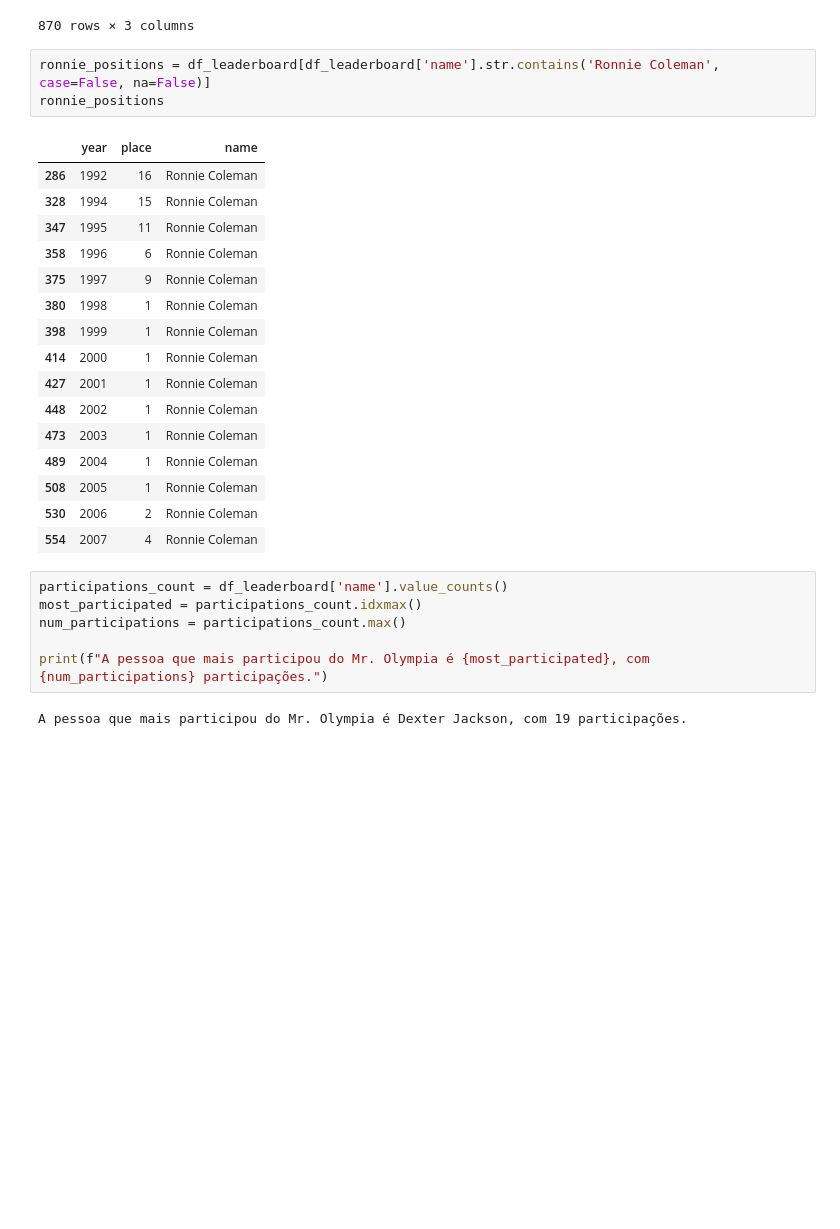
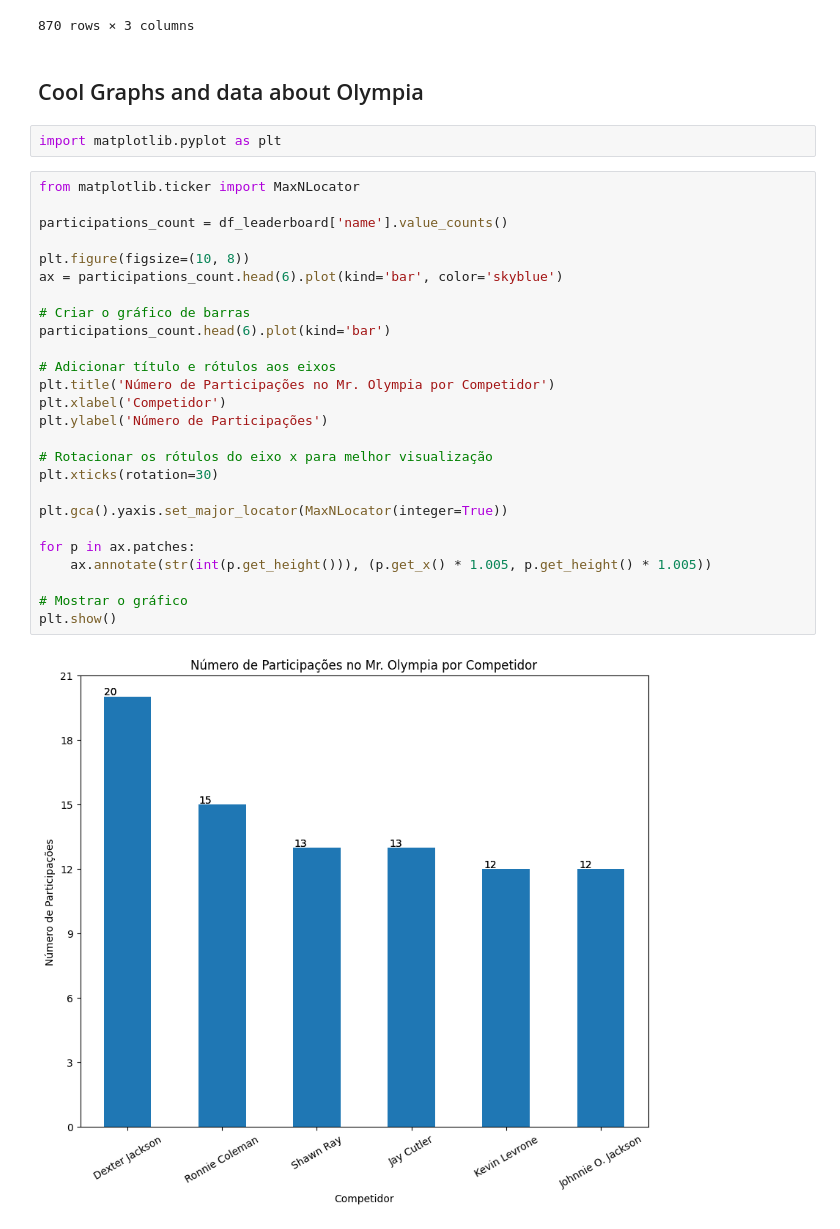
Before and after one commit to jojosuelobo/MrOlympia-DataAnalysis, a Jupyter notebook: project.ipynb, the cells around one changed output. Cells and saved outputs as stored; diff of their text form; blank space fills up the shorter version.

Commit message:
added some graphs

```diff
--- a/project.ipynb
+++ b/project.ipynb
@@ -742,31 +742,35 @@ df_leaderboard
 | 868 | 2023 | 16 | Phil Clahar |
 | 869 | 2023 | DNF | Ross Flanigan |
 870 rows × 3 columns
-# %%
-ronnie_positions = df_leaderboard[df_leaderboard['name'].str.contains('Ronnie Coleman', case=False, na=False)]
-ronnie_positions
-# %% [output]
-|  | year | place | name |
-| 286 | 1992 | 16 | Ronnie Coleman |
-| 328 | 1994 | 15 | Ronnie Coleman |
-| 347 | 1995 | 11 | Ronnie Coleman |
-| 358 | 1996 | 6 | Ronnie Coleman |
-| 375 | 1997 | 9 | Ronnie Coleman |
-| 380 | 1998 | 1 | Ronnie Coleman |
-| 398 | 1999 | 1 | Ronnie Coleman |
-| 414 | 2000 | 1 | Ronnie Coleman |
-| 427 | 2001 | 1 | Ronnie Coleman |
-| 448 | 2002 | 1 | Ronnie Coleman |
-| 473 | 2003 | 1 | Ronnie Coleman |
-| 489 | 2004 | 1 | Ronnie Coleman |
-| 508 | 2005 | 1 | Ronnie Coleman |
-| 530 | 2006 | 2 | Ronnie Coleman |
-| 554 | 2007 | 4 | Ronnie Coleman |
-# %%
-participations_count = df_leaderboard['name'].value_counts()
-most_participated = participations_count.idxmax()
-num_participations = participations_count.max()
-
-print(f"A pessoa que mais participou do Mr. Olympia é {most_participated}, com {num_participations} participações.")
-# %% [output]
-A pessoa que mais participou do Mr. Olympia é Dexter Jackson, com 19 participações.
+# %% [markdown]
+## Cool Graphs and data about Olympia
+# %%
+import matplotlib.pyplot as plt
+# %%
+from matplotlib.ticker import MaxNLocator
+
+participations_count = df_leaderboard['name'].value_counts()
+
+plt.figure(figsize=(10, 8))
+ax = participations_count.head(6).plot(kind='bar', color='skyblue')
+
+# Criar o gráfico de barras
+participations_count.head(6).plot(kind='bar')
+
+# Adicionar título e rótulos aos eixos
+plt.title('Número de Participações no Mr. Olympia por Competidor')
+plt.xlabel('Competidor')
+plt.ylabel('Número de Participações')
+
+# Rotacionar os rótulos do eixo x para melhor visualização
+plt.xticks(rotation=30)
+
+plt.gca().yaxis.set_major_locator(MaxNLocator(integer=True))
+
+for p in ax.patches:
+    ax.annotate(str(int(p.get_height())), (p.get_x() * 1.005, p.get_height() * 1.005))
+
+# Mostrar o gráfico
+plt.show()
+# %% [output]
+[figure, added]
```
Also changed, not shown: parts of 1 cell of this notebook, 1 other file.
